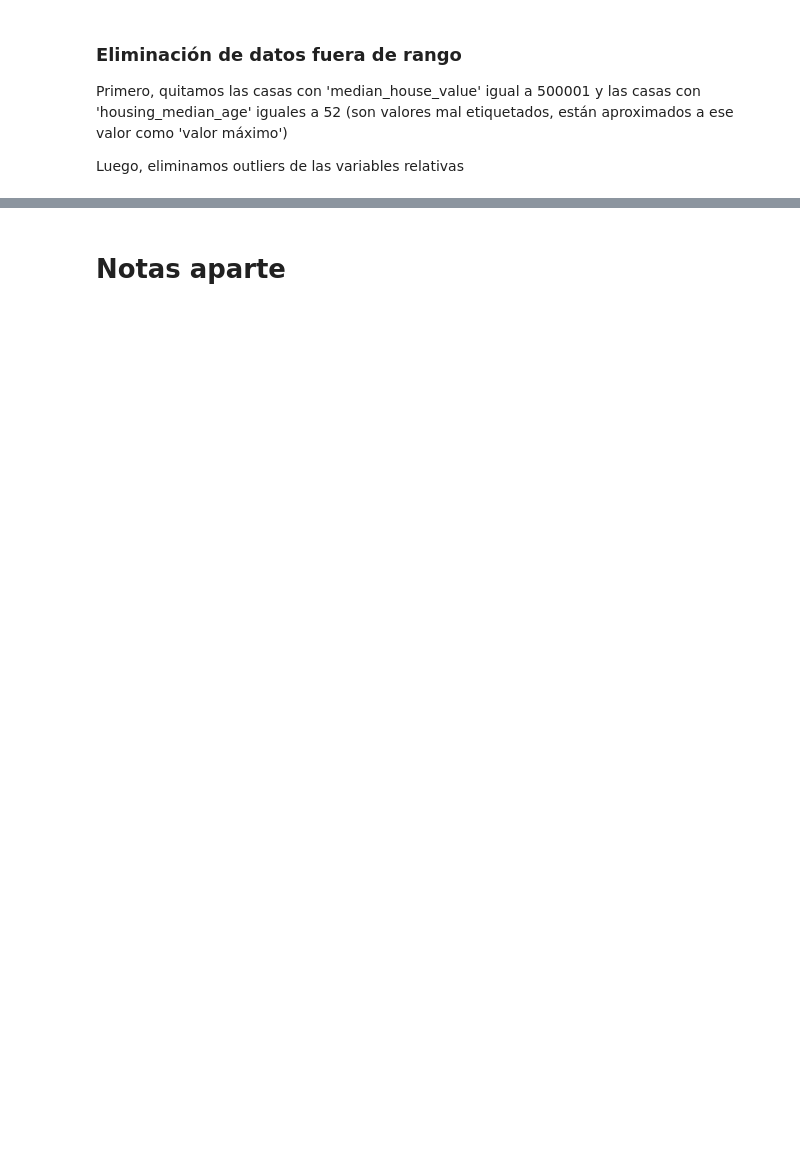
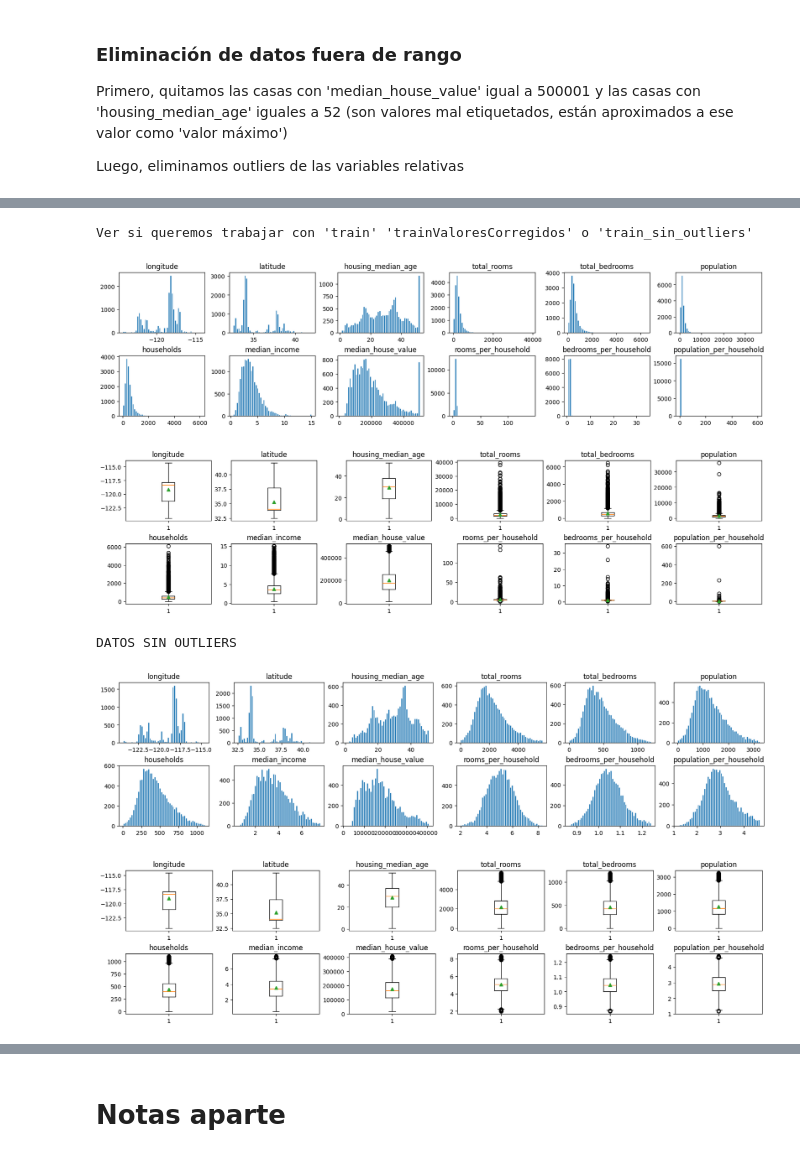
Before and after one commit to i2c-uc3m/IA-Workshop, a Jupyter notebook: California Housing/california-housing.ipynb, the cells around one changed output, grey strips where cells are left out. Saved outputs shown, nothing was run; the diff lists cells and outputs as text; code cells hidden in the pictures; blank space fills up the shorter version.

```diff
--- a/California Housing/california-housing.ipynb
+++ b/California Housing/california-housing.ipynb
@@ -221,11 +307,11 @@ plotBarPlots(data)
 # --- Eliminación de outliers ---
 # A partir de las nuevas variables relativas, se eliminan los valores muy alejados de la media
 
-separacion_maxima = 1.5 # 2.5 también sirve
-data_sin_outliers = data.copy()
+separacion_maxima = 1.5  # 2.5 también sirve
+train_sin_outliers = trainValoresCorregidos.copy()
 
 # Solo nos interesan las variables numéricas, no categóricas
-variables_numericas = data_sin_outliers.select_dtypes(include="number")
+variables_numericas = train_sin_outliers.select_dtypes(include="number")
 print(list(variables_numericas.columns))
 
 print(" COLUMN NAME  |  Q1  |  Q3  |  RI")
@@ -236,11 +322,11 @@ for col in variables_numericas.columns:
     # IQR o RI: Rango intercuartil
     Q1, Q3 = variables_numericas[col].quantile([0.25, 0.75])
     RI = Q3 - Q1
-    print(col, Q1, Q3, RI)
+    print(col, "\t", Q1, "\t", Q3, "\t", RI)
 
     # Eliminamos los outliers por encima del valor especificado
-    """ data_limpio = data[(data["columna"] >= Q1 - 1.5 * RI) & (data["columna"] <= Q3 + 1.5 * RI)] """
-    data_sin_outliers = data_sin_outliers[
-        (data_sin_outliers[col] >= Q1 - separacion_maxima * RI)
-        & (data_sin_outliers[col] <= Q3 + separacion_maxima * RI)
+    """ train_limpio = train[(train["columna"] >= Q1 - 1.5 * RI) & (train["columna"] <= Q3 + 1.5 * RI)] """
+    train_sin_outliers = train_sin_outliers[
+        (train_sin_outliers[col] >= Q1 - separacion_maxima * RI)
+        & (train_sin_outliers[col] <= Q3 + separacion_maxima * RI)
     ]
@@ -247,8 +348,19 @@ for col in variables_numericas.columns:
+# %%
+print("Ver si queremos trabajar con 'train' 'trainValoresCorregidos' o 'train_sin_outliers'")
+# a = 2 / 0
+# %% [output]
+Ver si queremos trabajar con 'train' 'trainValoresCorregidos' o 'train_sin_outliers'
 # %%
 # Volvemos a visualizar los datos
-plotBarPlots(data, figsize=(16, 4))
-plotBoxplots(data, figsize=(16, 4))
+plotBarPlots(train, figsize=(16, 4))
+plotBoxplots(train, figsize=(16, 4))
 print("\nDATOS SIN OUTLIERS")
-plotBarPlots(data_sin_outliers, figsize=(16, 4))
-plotBoxplots(data_sin_outliers, figsize=(16, 4))
+plotBarPlots(train_sin_outliers, figsize=(16, 4))
+plotBoxplots(train_sin_outliers, figsize=(16, 4))
+# %% [output]
+[figure, added]
+[figure, added]
+DATOS SIN OUTLIERS
+[figure, added]
+[figure, added]
 # %%
```
Also changed, not shown: parts of 38 cells of this notebook, 1 other file.
